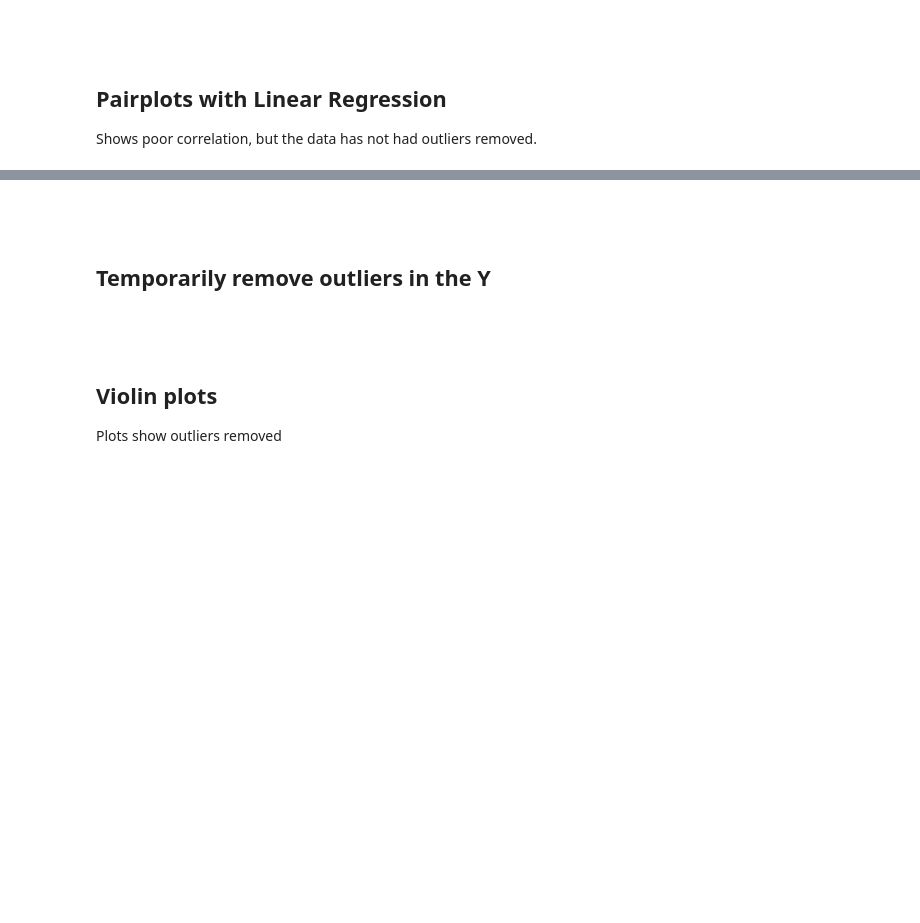
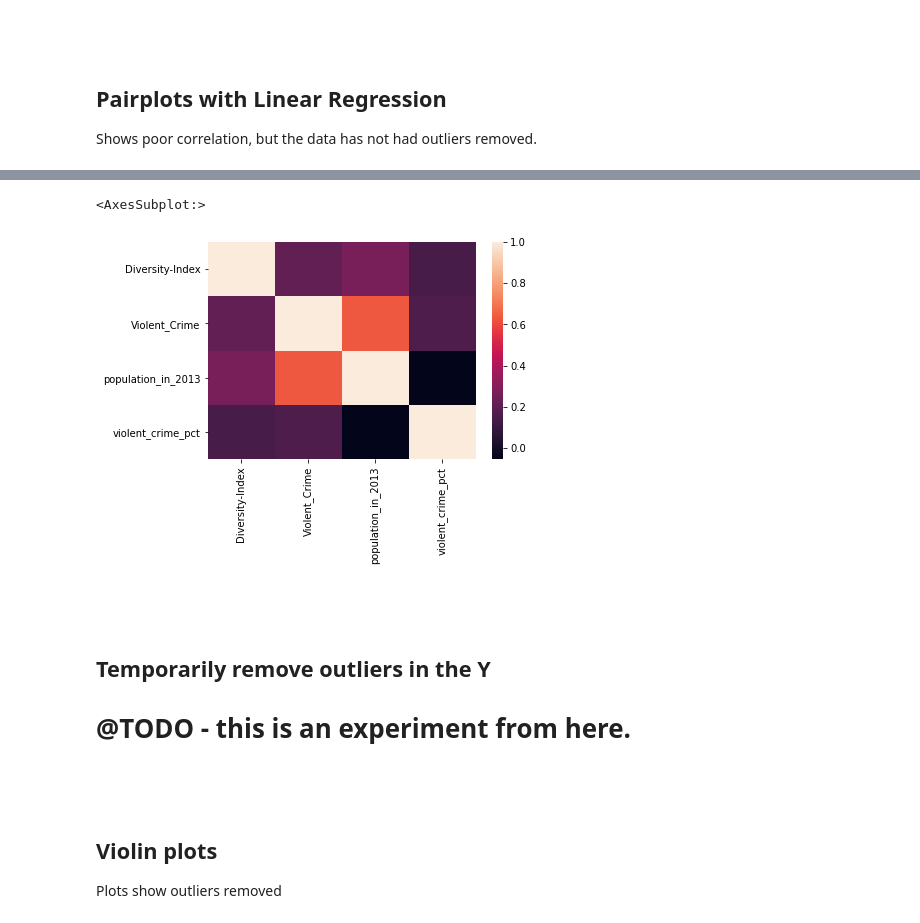
Before and after one commit to Shane-McCallum/Diversity-and-Violence--Is-there-a-connection-, a Jupyter notebook: Notebooks/EDA.ipynb, the cells around one changed output, grey strips where cells are left out. Cells and saved outputs as stored; diff of their text form; code cells hidden in the pictures; blank space fills up the shorter version.

```diff
--- a/Notebooks/EDA.ipynb
+++ b/Notebooks/EDA.ipynb
@@ -254,8 +254,15 @@ plot.map(corrfunc)
+# %%
+sns.heatmap(df.corr())
+# %% [output]
+<AxesSubplot:>
+[figure, added]
 # %% [markdown]
 <br>
 <br>
 
 ## Temporarily remove outliers in the Y
+
+# @TODO - this is an experiment from here.
 # %%
 from feature_engine.outliers import OutlierTrimmer
 
```
Also changed, not shown: parts of 15 cells of this notebook, 1 other file.
